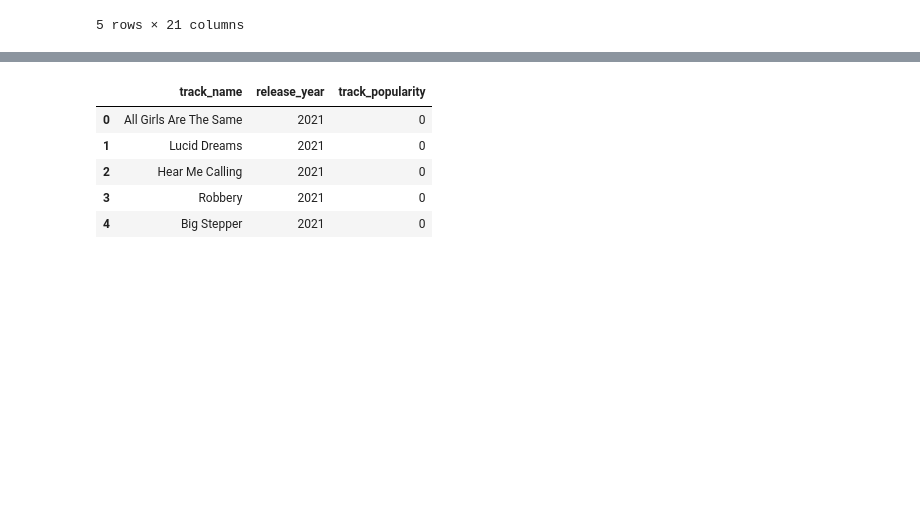
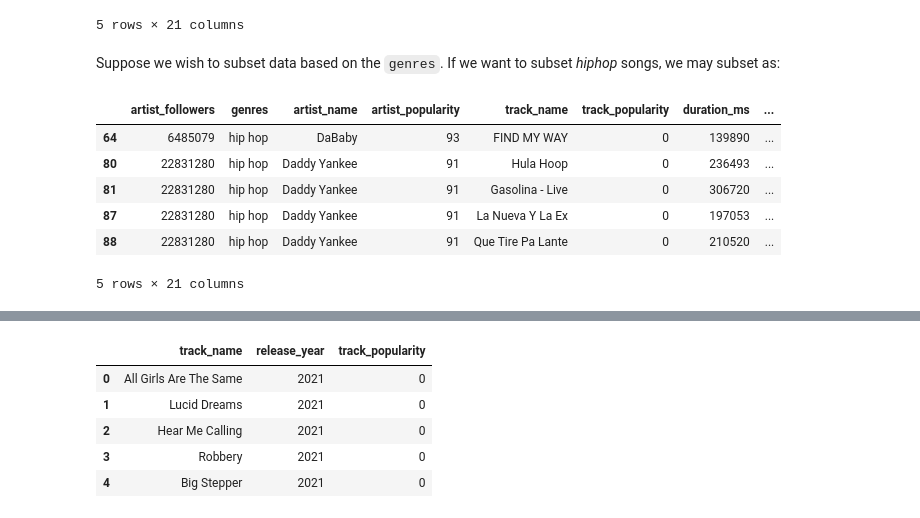
Before and after one commit to NUstat/DataScience_Intro_python, a Jupyter notebook: Pandas.ipynb, the cells around one changed output, grey strips where cells are left out. Saved outputs shown, nothing was run; the diff lists cells and outputs as text; code cells hidden in the pictures; blank space fills up the shorter version.

```diff
--- a/Pandas.ipynb
+++ b/Pandas.ipynb
@@ -431,3 +431,17 @@ popular_songs.head()
 | 263 | 1461700 | pop & rock | Teoman | 67 | Gecenin Sonuna Yolculuk | 52 | 280600 | ... |
 | 293 | 299746 | pop & rock | Lars Winnerbäck | 62 | Själ och hjärta | 55 | 271675 | ... |
 5 rows × 21 columns
+# %% [markdown]
+Suppose we wish to subset data based on the `genres`. If we want to subset *hiphop* songs, we may subset as:
+# %%
+#Subsetting hiphop songs
+hiphop_songs = spotify_data.loc[spotify_data['genres']=='hip hop',:]
+hiphop_songs.head()
+# %% [output]
+|  | artist_followers | genres | artist_name | artist_popularity | track_name | track_popularity | duration_ms | ... |
+| 64 | 6485079 | hip hop | DaBaby | 93 | FIND MY WAY | 0 | 139890 | ... |
+| 80 | 22831280 | hip hop | Daddy Yankee | 91 | Hula Hoop | 0 | 236493 | ... |
+| 81 | 22831280 | hip hop | Daddy Yankee | 91 | Gasolina - Live | 0 | 306720 | ... |
+| 87 | 22831280 | hip hop | Daddy Yankee | 91 | La Nueva Y La Ex | 0 | 197053 | ... |
+| 88 | 22831280 | hip hop | Daddy Yankee | 91 | Que Tire Pa Lante | 0 | 210520 | ... |
+5 rows × 21 columns
```
Also changed, not shown: parts of 136 cells of this notebook.
